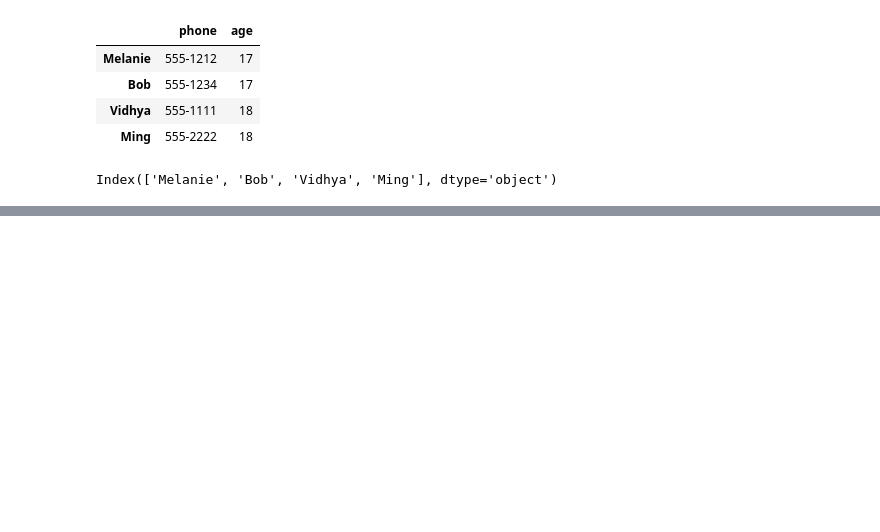
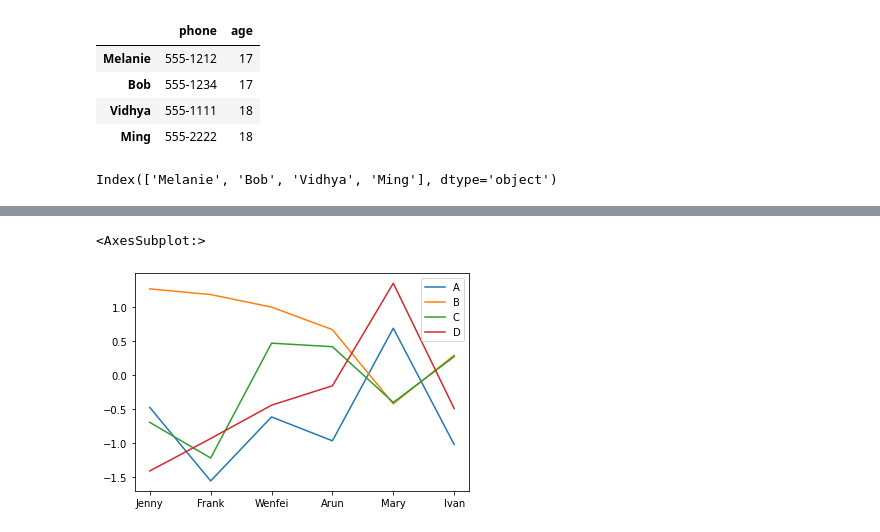
Before and after one commit to zarte13/TimeSeriesAnalysisWithPython, a Jupyter notebook: Pandas.ipynb, the cells around one changed output, grey strips where cells are left out. Cells and saved outputs as stored; diff of their text form; code cells hidden in the pictures; blank space fills up the shorter version.

```diff
--- a/Pandas.ipynb
+++ b/Pandas.ipynb
@@ -16,4 +16,5 @@ students.index
 # %% [output]
 Index(['Melanie', 'Bob', 'Vidhya', 'Ming'], dtype='object')
 # %%
-df = pd.DataFrame(np.random(6,4), index=['Jenny', 'Frank', 'Wenfei', 'Arun', 'Mary', 'Ivan'], columns=list('ABCD'))
+df = pd.DataFrame(np.random.randn(6,4), index=['Jenny', 'Frank', 'Wenfei', 'Arun', 'Mary', 'Ivan'], columns=list('ABCD'))
+df
@@ -19,0 +56,5 @@ df = pd.DataFrame(np.random(6,4), index=['Jenny', 'Frank', 'Wenfei', 'Arun', 'Ma
+# %%
+df.plot()
+# %% [output]
+<AxesSubplot:>
+[figure, added]
```
Also changed, not shown: parts of 12 cells of this notebook, 1 other file.
